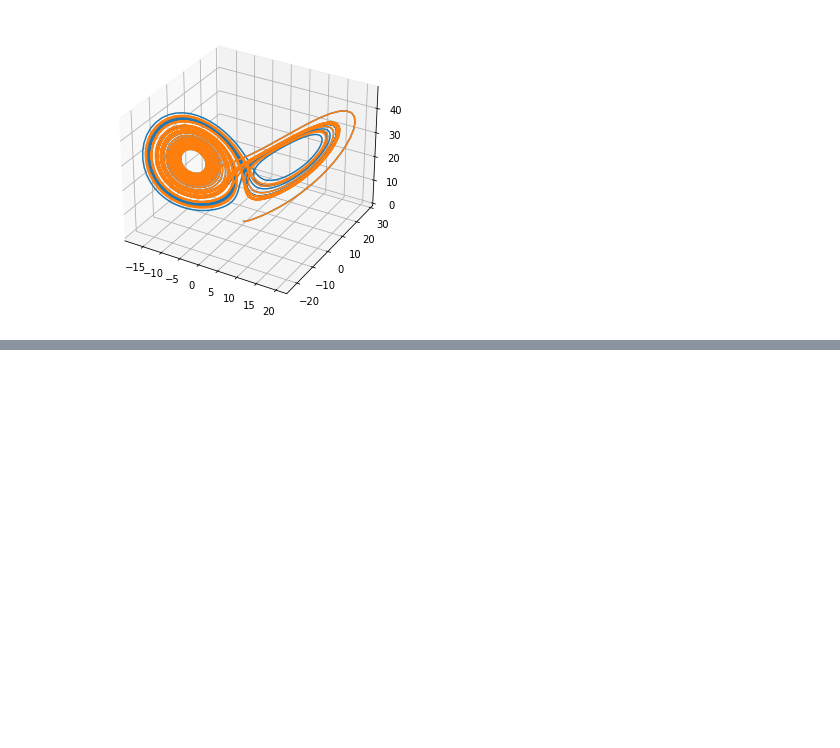
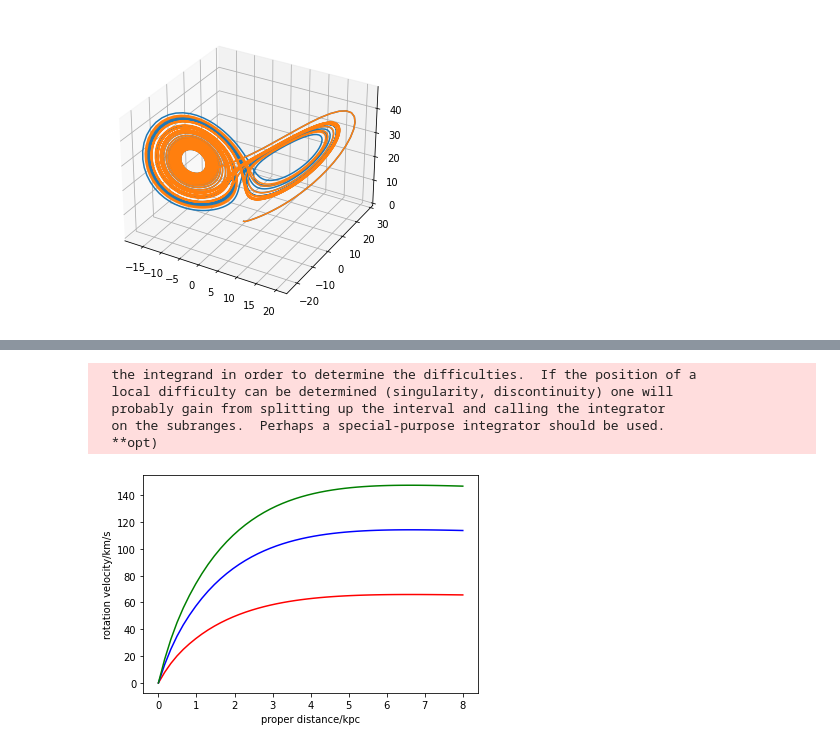
Before and after one commit to TianZhou137/JupyterNotebook1, a Jupyter notebook: test.ipynb, the cells around one changed output, grey strips where cells are left out. Drawn from its saved outputs; the diff is of its cells as text; code cells hidden in the pictures; blank space fills up the shorter version.

```diff
--- a/test.ipynb
+++ b/test.ipynb
@@ -84,0 +137,52 @@ plt.show()
+# %%
+import numpy as np
+import matplotlib.pyplot as plt
+from scipy import integrate
+from scipy.interpolate import make_interp_spline
+
+radius=1
+Hi=0
+Lum=1
+
+def velocity(L,ratio,gamma):
+    q = Hi/ratio/Lum/16
+    a = 1/gamma/radius
+
+    def intfunc(th,x1,x2):
+        return ((1-gamma*x1)**(a-1)+q*(1-gamma*x1)**(a/4-1))*(-1/gamma*np.log(1-gamma*x1)) *(x2-x1*np.cos(th))/(x1**2+x2**2-2*x1*x2*np.cos(th))**(3/2)
+
+    def acc(x):
+        if isinstance(x,float):
+            y, err = integrate.dblquad(intfunc,0,1/gamma-0.0001,lambda x1:0.001,lambda x1:np.pi, args=(x,))
+        else:
+            y=np.empty(len(x))
+            for i in range(len(x)):
+                x2=x[i]
+                v, err = integrate.dblquad(intfunc,0,1/gamma-0.0001,lambda x1:0.001,lambda x1:np.pi,args=(x2,))
+                y[i]=v
+        return 2*y
+
+    x=1/gamma*(1-np.exp(-gamma*L))
+    return (0.684*ratio*Lum* 10**3 * x * acc(x)/radius**2)**(1/2)
+
+L=np.linspace(0,8, 20)
+y1=velocity(L, 1, 0.5)
+y2=velocity(L, 3, 0.5)
+y3=velocity(L, 5, 0.5)
+xnew = np.linspace(L.min(),L.max(),50)
+y1_smooth = make_interp_spline(L,y1)(xnew)
+y2_smooth = make_interp_spline(L,y2)(xnew)
+y3_smooth = make_interp_spline(L,y3)(xnew)
+plt.plot(xnew, y1_smooth, 'r-')
+plt.plot(xnew, y2_smooth, 'b-')
+plt.plot(xnew, y3_smooth, 'g-')
+plt.xlabel('proper distance/kpc')
+plt.ylabel('rotation velocity/km/s')
+plt.show()
+# %% [output]
+  the integrand in order to determine the difficulties.  If the position of a
+  local difficulty can be determined (singularity, discontinuity) one will
+  probably gain from splitting up the interval and calling the integrator
+  on the subranges.  Perhaps a special-purpose integrator should be used.
+  **opt)
+[figure, added]
```
Also changed, not shown: parts of 1 cell of this notebook.
